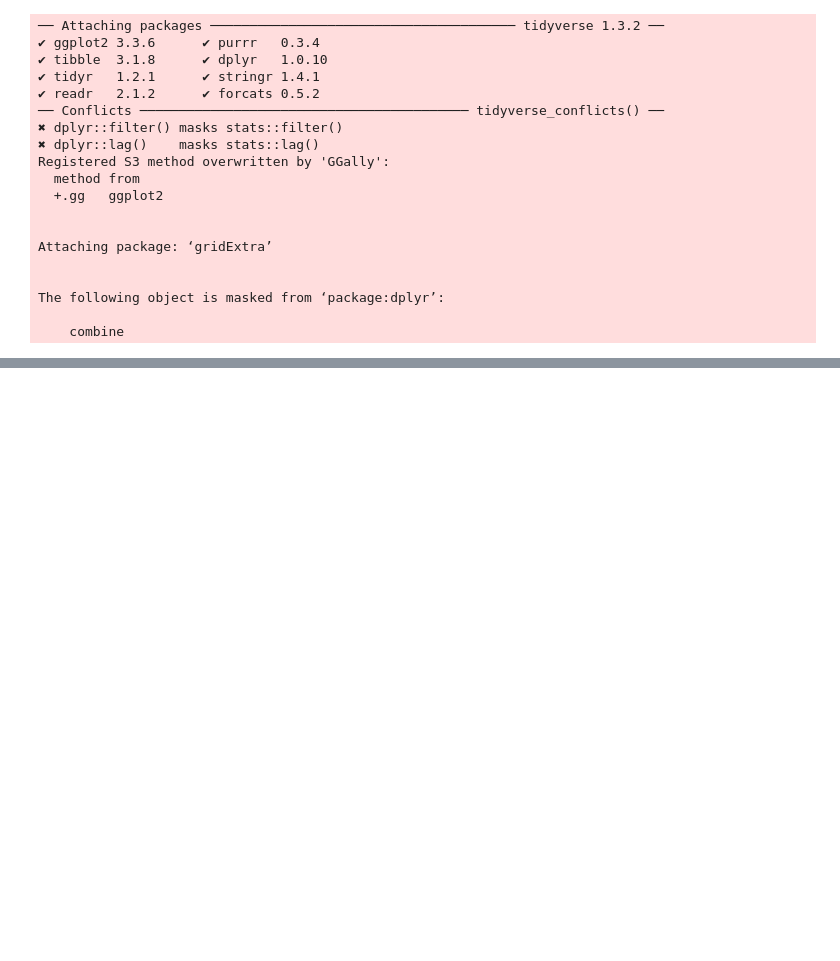
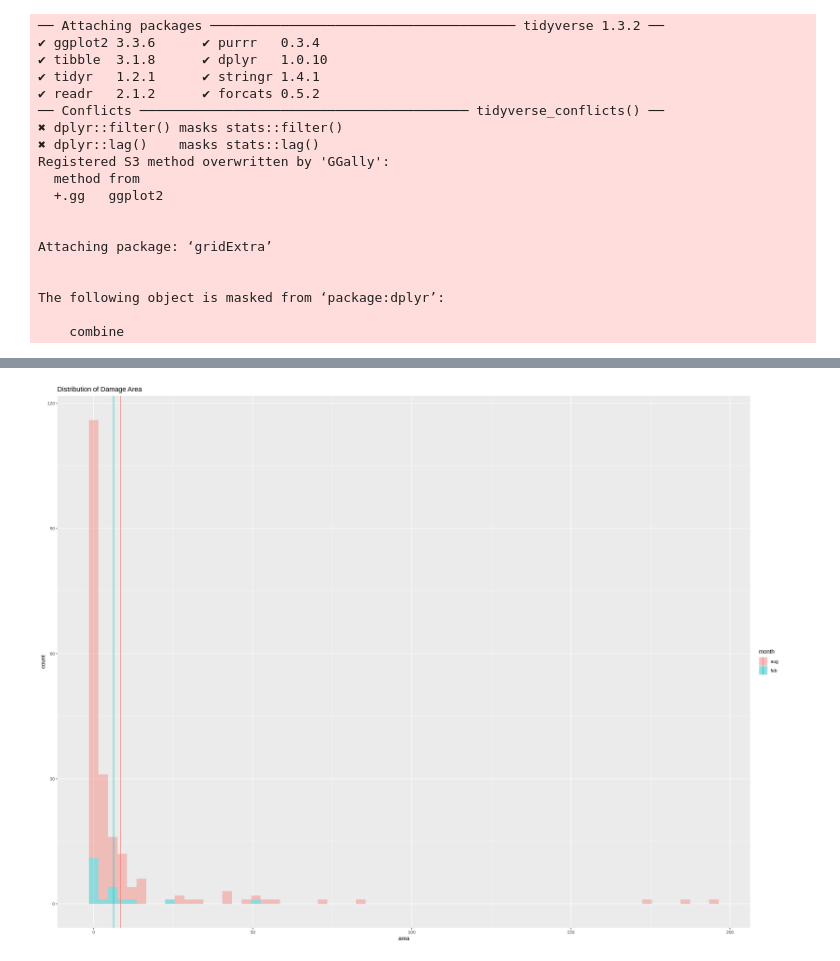
Before and after one commit to Zeeho-Lee/dsci-100-2022w2-group-36, a Jupyter notebook: Proposal.ipynb, the cells around one changed output, grey strips where cells are left out. Saved outputs shown, nothing was run; the diff lists cells and outputs as text; code cells hidden in the pictures; blank space fills up the shorter version.

```diff
--- a/Proposal.ipynb
+++ b/Proposal.ipynb
@@ -45,0 +191,6 @@ A data.frame: 6 × 13
+# %%
+# Damage area
+area_estimates<- forestfires %>%
+           group_by(month) %>%
+           summarize(mean = mean(area),sd = sd(area))
+area_estimates
@@ -45,0 +220,5 @@ A data.frame: 6 × 13
+# %%
+# Distribution of Damage Area
+area_dist
+# %% [output]
+[figure, added]
```
Also changed, not shown: parts of 12 cells of this notebook.
